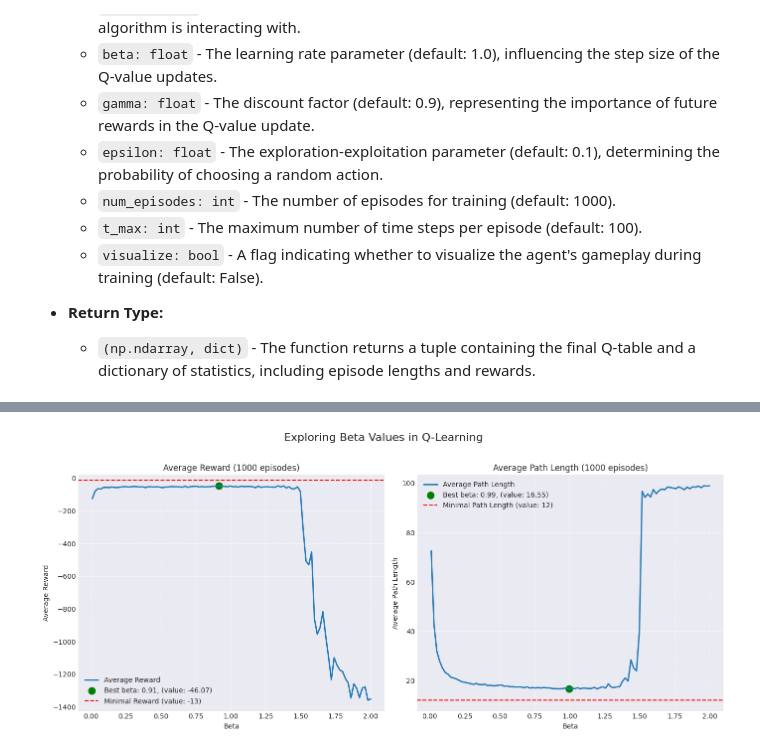
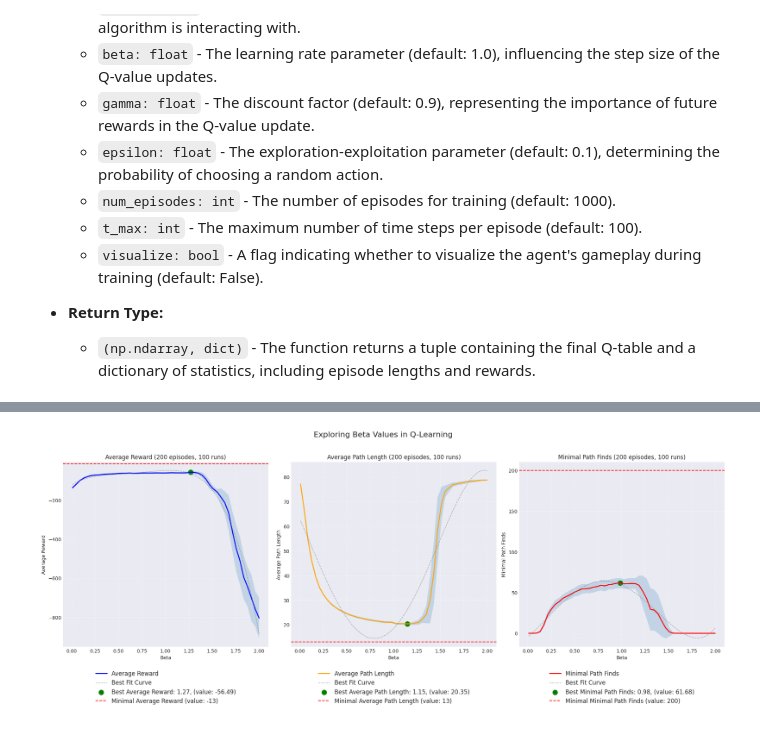
Before and after one commit to oszypczy/Q-learn-algorithm, a Jupyter notebook: lab_5.ipynb, the cells around one changed output, grey strips where cells are left out. Saved outputs shown, nothing was run; the diff lists cells and outputs as text; code cells hidden in the pictures.

```diff
--- a/lab_5.ipynb
+++ b/lab_5.ipynb
@@ -339,4 +213,23 @@ plot_gamma_graphs()
-# %%
-plot_beta_graphs()
-# %% [output]
-[figure, removed]
+# %%
+def plot_metric(ax, metric_name, metric_values, std_values, parameter_values, num_episodes, num_runs, color, parameter_name, best_index, y_line):
+    ax.plot(parameter_values, metric_values, linewidth=2, label=f'{metric_name}', color=color)
+    ax.fill_between(parameter_values, metric_values - std_values, metric_values + std_values, alpha=0.2)
+
+    best_fit_params = np.polyfit(parameter_values, metric_values, 4)
+    best_fit_curve = np.poly1d(best_fit_params)
+    best_fit_x = np.linspace(min(parameter_values), max(parameter_values), 100)
+    best_fit_y = best_fit_curve(best_fit_x)
+    ax.plot(best_fit_x, best_fit_y, color='grey', linestyle='--', linewidth=1, alpha=0.7, label='Best Fit Curve')
+
+    best_value = parameter_values[best_index]
+    ax.scatter(best_value,
+              metric_values[best_index],
+              color='green',
+              s=100,
+              label=f'Best {metric_name}: {round(best_value, 2)}, (value: {round(metric_values[best_index], 2)})')
+    ax.set_title(f'{metric_name} ({num_episodes} episodes, {num_runs} runs)')
+    ax.set_xlabel(parameter_name.capitalize())
+    ax.set_ylabel(f'{metric_name}')
+    ax.axhline(y=y_line, color='red', linestyle='--', label=f'Minimal {metric_name} (value: {y_line})')
+    ax.legend(loc='upper center', bbox_to_anchor=(0.5, -0.1), fontsize=12)
+    ax.grid(True, linestyle='--', alpha=0.6)
@@ -342,0 +282,4 @@ plot_beta_graphs()
+# %%
+plot_values_vs_parameter('beta', np.linspace(0.01, 2.0, 50), num_runs=100)
+# %% [output]
+[figure, added]
```
Also changed, not shown: parts of 7 cells of this notebook.
